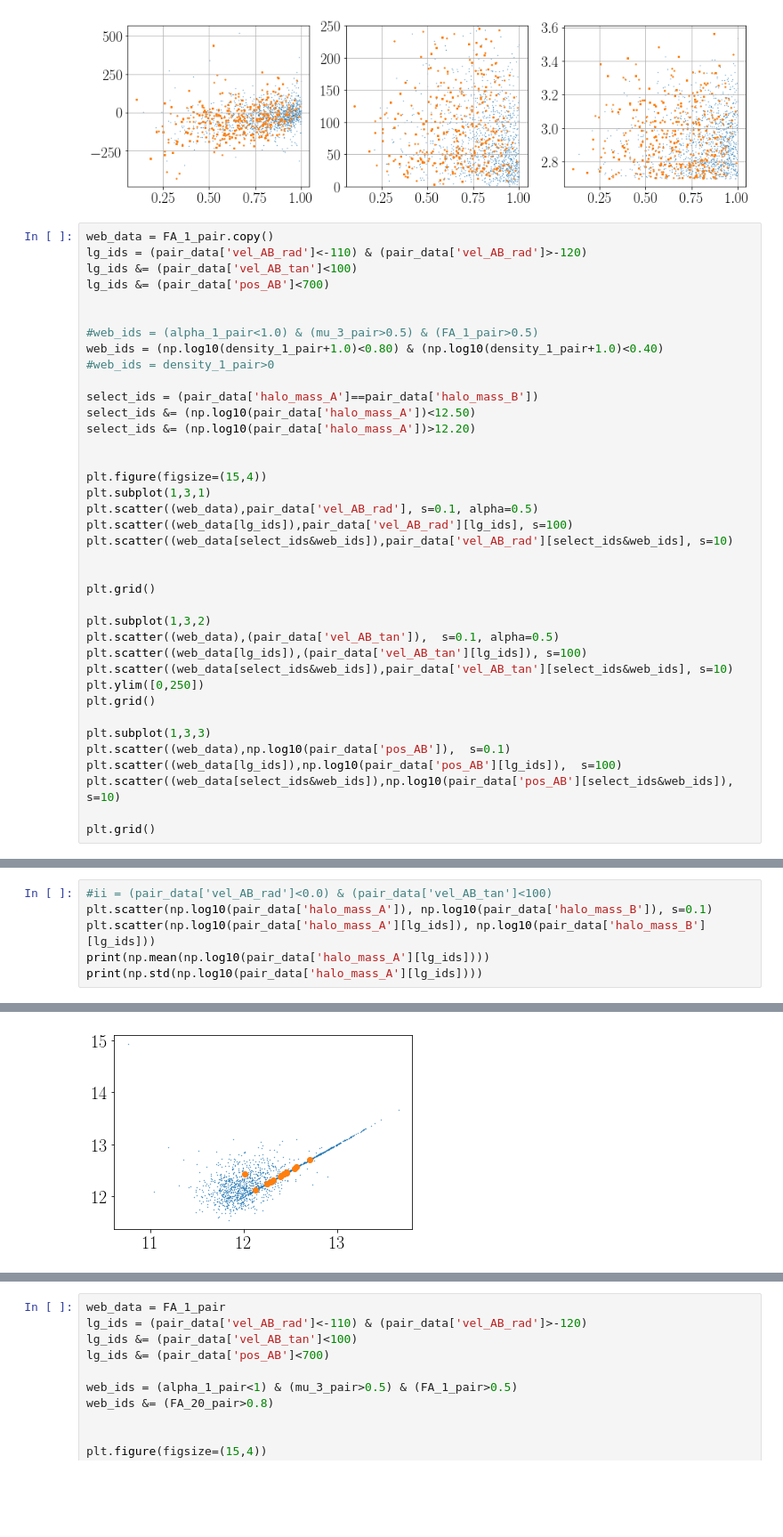
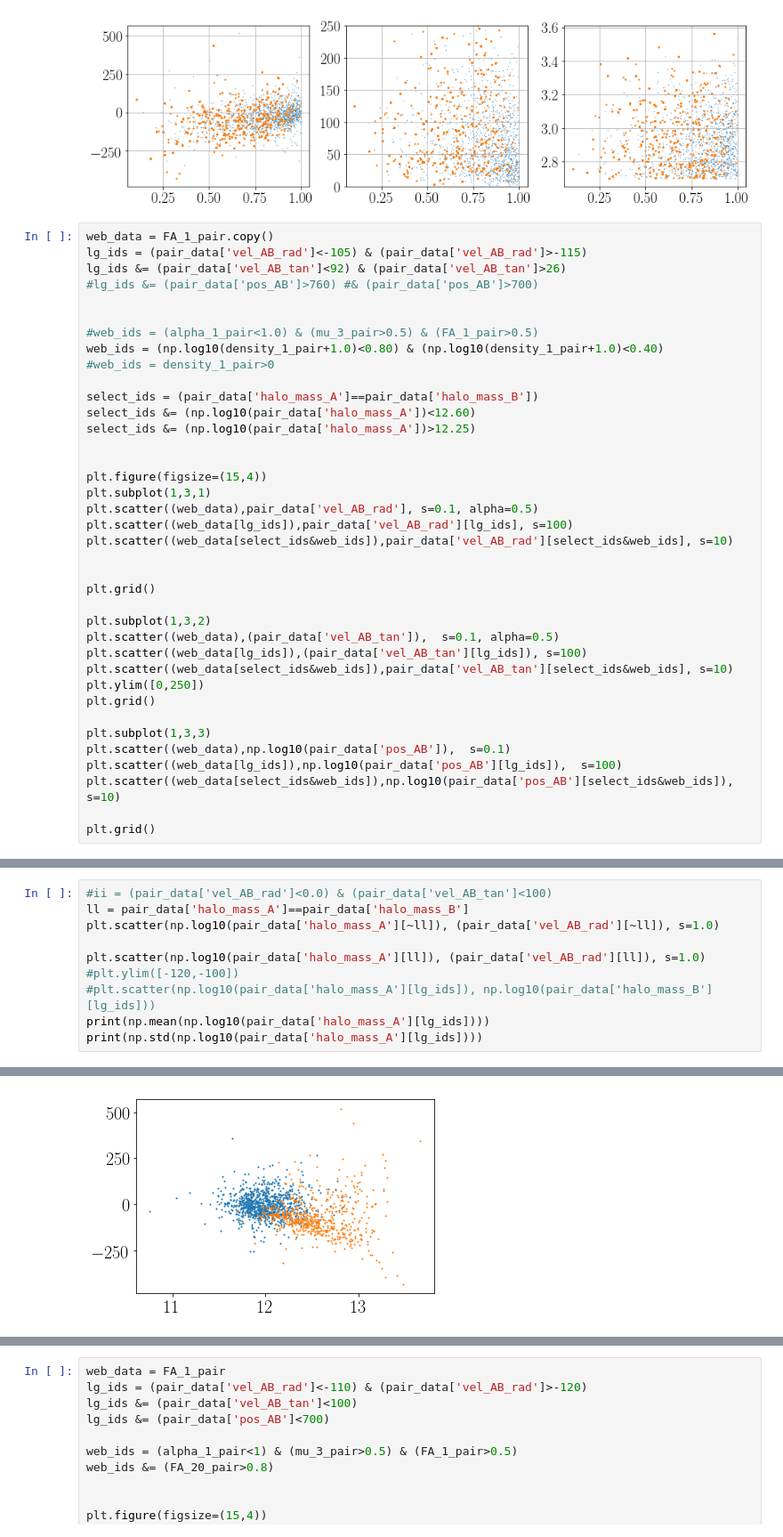
Before and after one commit to forero/IllustrisTNGPairs, a Jupyter notebook: code/explore_pairs_TNG.ipynb, the cells around one changed output, grey strips where cells are left out. Shown at 89% size. Cells and saved outputs as stored; diff of their text form; blank space fills up the shorter version.

```diff
--- a/code/explore_pairs_TNG.ipynb
+++ b/code/explore_pairs_TNG.ipynb
@@ -421,9 +421,9 @@ plt.grid()
 [figure]
 # %%
 web_data = FA_1_pair.copy()
-lg_ids = (pair_data['vel_AB_rad']<-110) & (pair_data['vel_AB_rad']>-120)
-lg_ids &= (pair_data['vel_AB_tan']<100)
-lg_ids &= (pair_data['pos_AB']<700)
+lg_ids = (pair_data['vel_AB_rad']<-105) & (pair_data['vel_AB_rad']>-115)
+lg_ids &= (pair_data['vel_AB_tan']<92) & (pair_data['vel_AB_tan']>26)
+#lg_ids &= (pair_data['pos_AB']>760) #& (pair_data['pos_AB']>700)
 
 
 #web_ids = (alpha_1_pair<1.0) & (mu_3_pair>0.5) & (FA_1_pair>0.5)
@@ -431,8 +431,8 @@ web_ids = (np.log10(density_1_pair+1.0)<0.80) & (np.log10(density_1_pair+1.0)<0.
 #web_ids = density_1_pair>0
 
 select_ids = (pair_data['halo_mass_A']==pair_data['halo_mass_B'])
-select_ids &= (np.log10(pair_data['halo_mass_A'])<12.50)
-select_ids &= (np.log10(pair_data['halo_mass_A'])>12.20)
+select_ids &= (np.log10(pair_data['halo_mass_A'])<12.60)
+select_ids &= (np.log10(pair_data['halo_mass_A'])>12.25)
 
 
 plt.figure(figsize=(15,4))
@@ -462,7 +524,11 @@ plt.grid()
 # %%
 #ii = (pair_data['vel_AB_rad']<0.0) & (pair_data['vel_AB_tan']<100)
-plt.scatter(np.log10(pair_data['halo_mass_A']), np.log10(pair_data['halo_mass_B']), s=0.1)
-plt.scatter(np.log10(pair_data['halo_mass_A'][lg_ids]), np.log10(pair_data['halo_mass_B'][lg_ids]))
+ll = pair_data['halo_mass_A']==pair_data['halo_mass_B']
+plt.scatter(np.log10(pair_data['halo_mass_A'][~ll]), (pair_data['vel_AB_rad'][~ll]), s=1.0)
+
+plt.scatter(np.log10(pair_data['halo_mass_A'][ll]), (pair_data['vel_AB_rad'][ll]), s=1.0)
+#plt.ylim([-120,-100])
+#plt.scatter(np.log10(pair_data['halo_mass_A'][lg_ids]), np.log10(pair_data['halo_mass_B'][lg_ids]))
 print(np.mean(np.log10(pair_data['halo_mass_A'][lg_ids])))
 print(np.std(np.log10(pair_data['halo_mass_A'][lg_ids])))
 # %% [output]
@@ -471 +537 @@ print(np.std(np.log10(pair_data['halo_mass_A'][lg_ids])))
-[figure, old version]
+[figure, new version]
```
Also changed, not shown: parts of 6 cells of this notebook, 1 other file.
